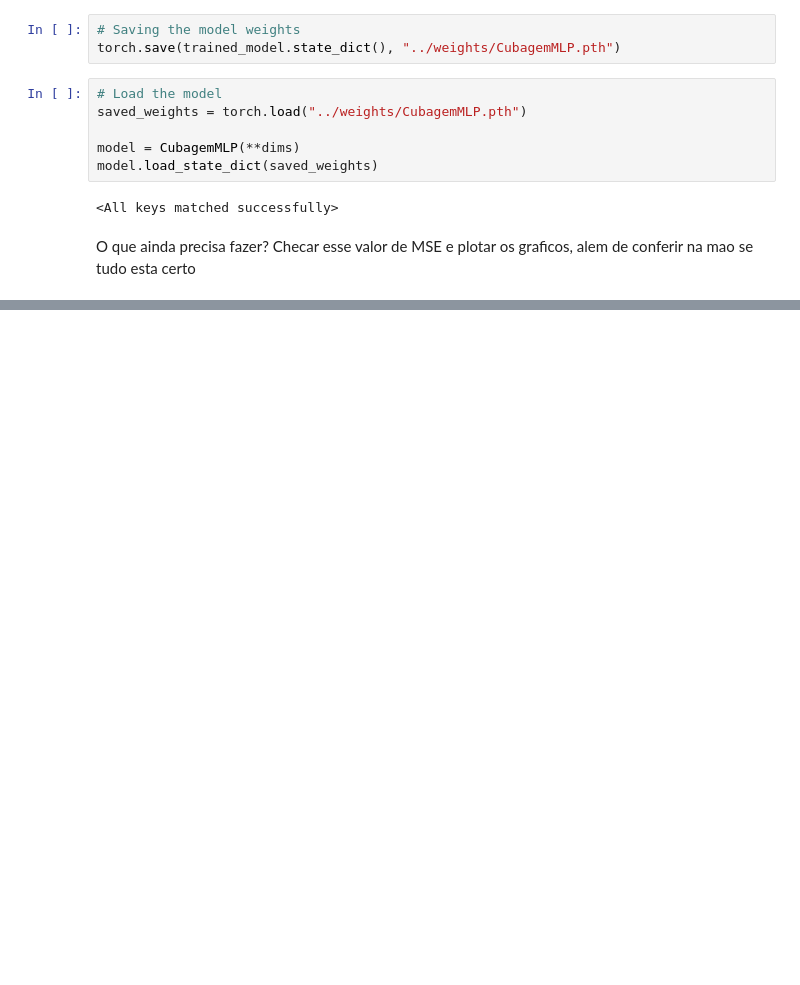
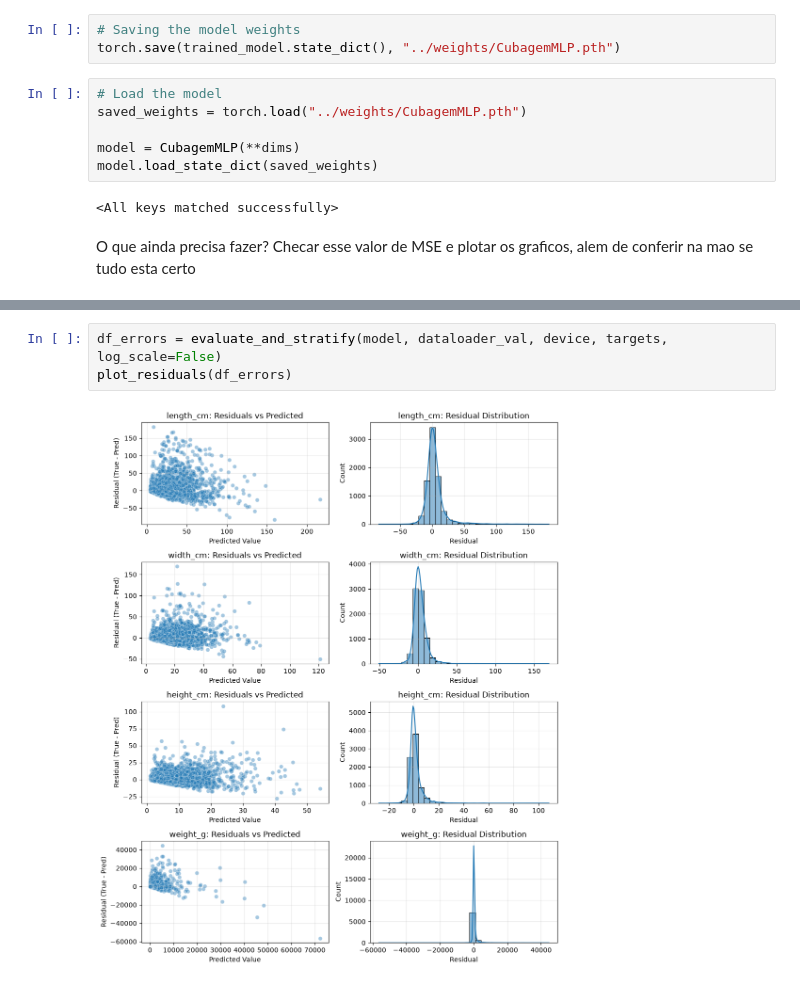
Before and after one commit to tomazcavalcantee/Cubagem---Stone, a Jupyter notebook: notebooks/5_multimodal.ipynb, the cells around one changed output, grey strips where cells are left out. Drawn from its saved outputs; the diff is of its cells as text; blank space fills up the shorter version.

```diff
--- a/notebooks/5_multimodal.ipynb
+++ b/notebooks/5_multimodal.ipynb
@@ -399,0 +538,5 @@ O que ainda precisa fazer? Checar esse valor de MSE e plotar os graficos, alem d
+# %%
+df_errors = evaluate_and_stratify(model, dataloader_val, device, targets, log_scale=False)
+plot_residuals(df_errors)
+# %% [output]
+[figure, added]
```
Also changed, not shown: parts of 13 cells of this notebook.
